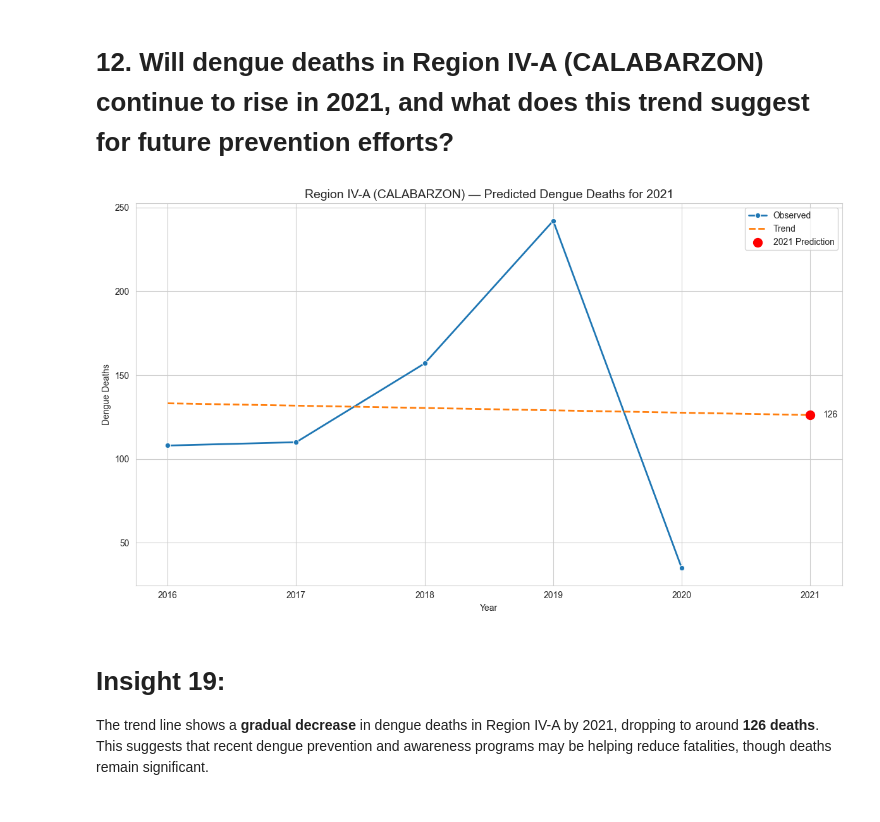
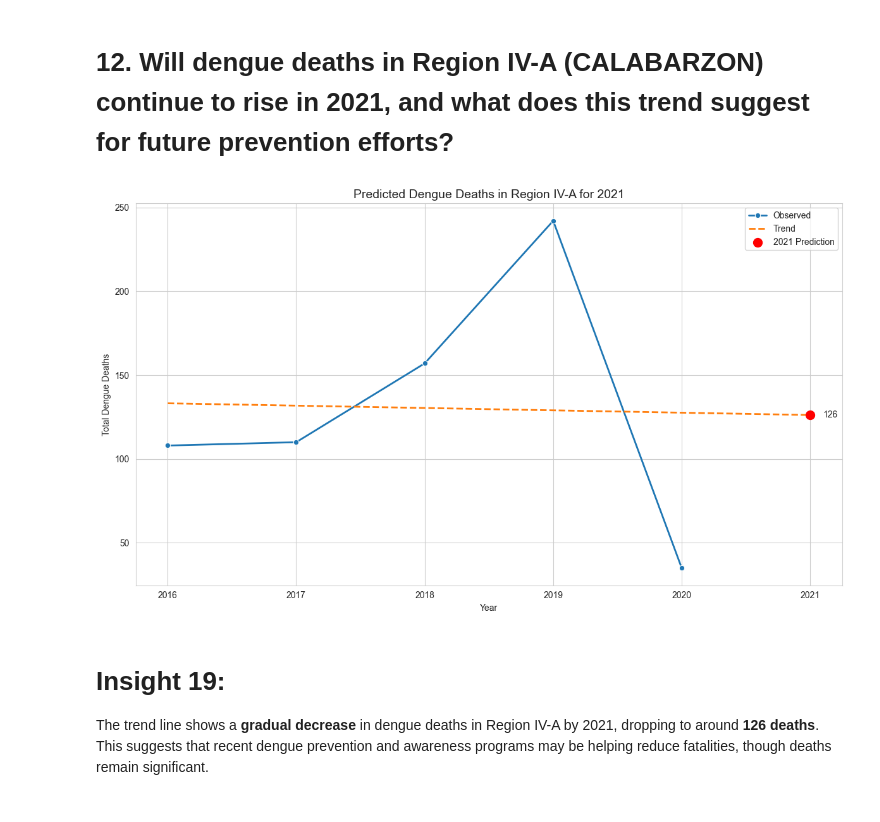
Before and after one commit to raiahyxs/Data-Analytics, a Jupyter notebook: ITELEC03/FINALS-ACTIVITIES/PROJECT3_PH_DENGUE_ANALYSIS.ipynb, the cells around one changed output. Saved outputs shown, nothing was run; the diff lists cells and outputs as text; code cells hidden in the pictures.

```diff
--- a/ITELEC03/FINALS-ACTIVITIES/PROJECT3_PH_DENGUE_ANALYSIS.ipynb
+++ b/ITELEC03/FINALS-ACTIVITIES/PROJECT3_PH_DENGUE_ANALYSIS.ipynb
@@ -602,28 +602,31 @@ Regions like **BARMM**, **CAR**, and **Region XI**, show lower predicted cases,
 # %%
 region_df = dengue_df[dengue_df['Region'] == 'Region IV-A']
 yearly = region_df.groupby('Year', as_index=False)['Dengue_Deaths'].sum()
 
 X = yearly[['Year']].values
 y = yearly['Dengue_Deaths'].values
-model = LinearRegression().fit(X, y)
+
+model = LinearRegression()
+model.fit(X, y)
 
 years_plot = np.arange(yearly['Year'].min(), 2022).reshape(-1, 1)
 pred_line = model.predict(years_plot)
 pred_2021 = model.predict([[2021]])[0]
 
 plt.figure(figsize=(12,7))
 sns.lineplot(x=yearly['Year'], y=yearly['Dengue_Deaths'], marker='o', linewidth=2, label='Observed')
 plt.plot(years_plot.flatten(), pred_line, linestyle='--', linewidth=2, label='Trend')
 plt.scatter(2021, pred_2021, color='red', s=100, zorder=5, label='2021 Prediction')
 plt.text(2021 + 0.1, pred_2021, f"{pred_2021:.0f}", va='center')
-plt.title("Region IV-A (CALABARZON) — Predicted Dengue Deaths for 2021", fontsize=14)
+plt.title("Predicted Dengue Deaths in Region IV-A for 2021", fontsize=14)
 plt.xlabel("Year")
-plt.ylabel("Dengue Deaths")
+plt.ylabel("Total Dengue Deaths")
 plt.legend()
+plt.grid(True)
 plt.tight_layout()
 plt.show()
 # %% [output]
-[figure, old version]
+[figure, new version]
 # %% [markdown]
 # Insight 19:
 The trend line shows a **gradual decrease** in dengue deaths in Region IV-A by 2021, dropping to around **126 deaths**. This suggests that recent dengue prevention and awareness programs may be helping reduce fatalities, though deaths remain significant.
```
Also changed, not shown: parts of 14 cells of this notebook.
